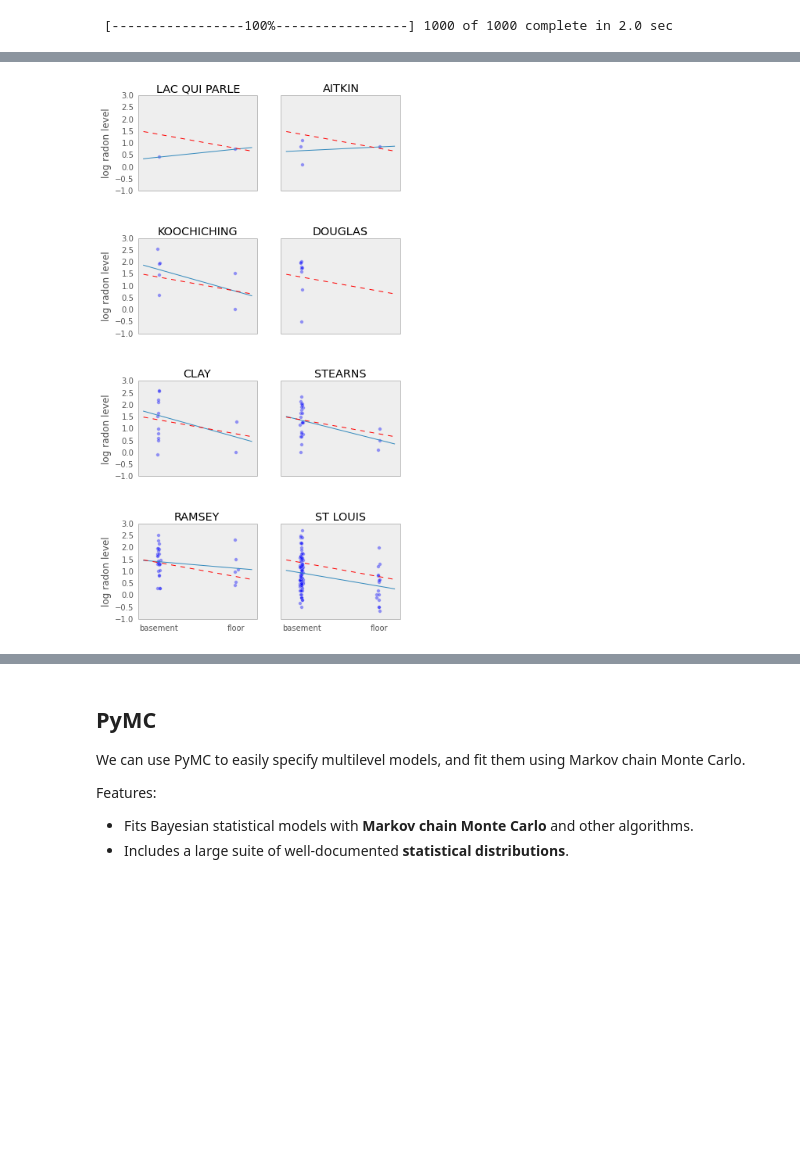
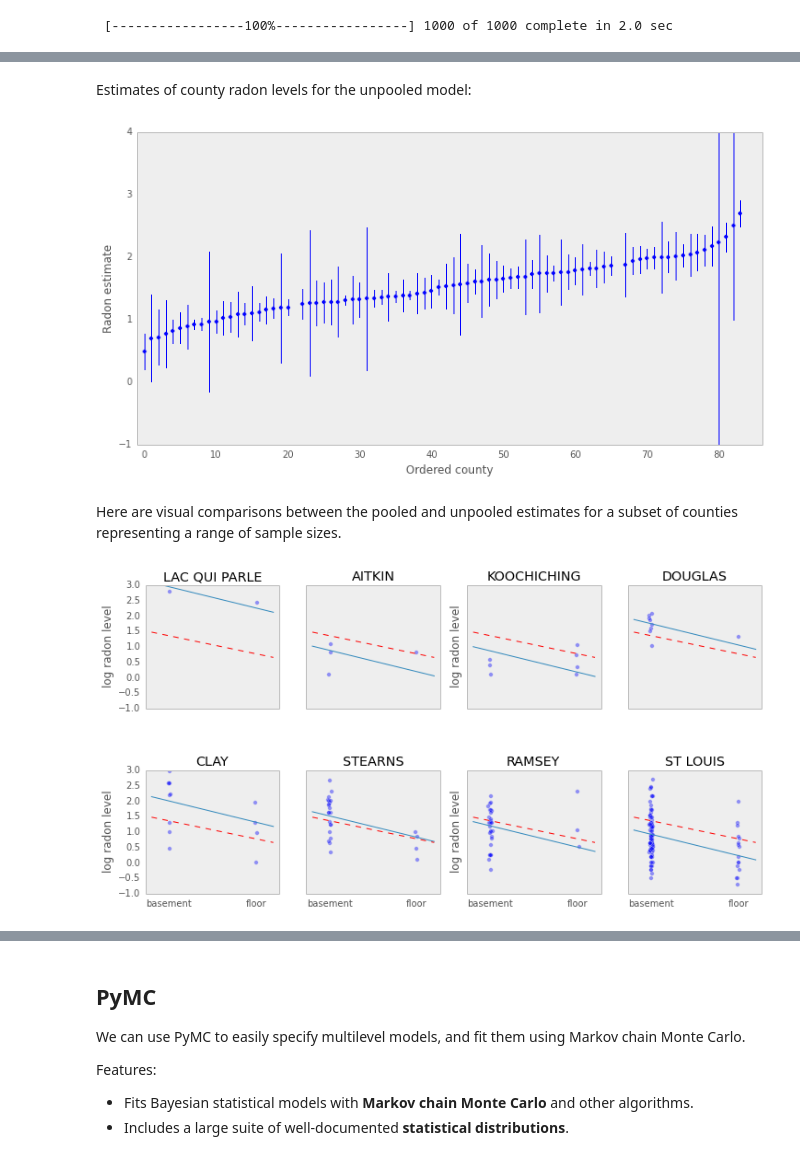
Before and after one commit to fonnesbeck/multilevel_modeling, a Jupyter notebook: multilevel_modeling.ipynb, the cells around one changed output, grey strips where cells are left out. Drawn from its saved outputs; the diff is of its cells as text; code cells hidden in the pictures; blank space fills up the shorter version.

```diff
--- a/multilevel_modeling.ipynb
+++ b/multilevel_modeling.ipynb
@@ -109,4 +103,4 @@ with Model() as pooled_model:
 # %% [output]
  [-----------------100%-----------------] 1000 of 1000 complete in 2.0 sec
 # %%
-pooled_trace['Intercept'][500:].mean(), pooled_trace['floor'][500:].mean()
+b0, m0 = pooled_trace['Intercept'][500:].mean(), pooled_trace['floor'][500:].mean()
@@ -126,26 +114,49 @@ with Model() as unpooled_model:
+# %% [markdown]
+Estimates of county radon levels for the unpooled model:
+# %%
+from statsmodels.formula.api import ols
+unpooled_fit = ols('log_radon ~ C(county) + floor - 1', srrs_mn).fit()
+unpooled_estimates = unpooled_fit.params
+# %%
+unpooled_estimates = unpooled_estimates.rename(dict(zip(unpooled_estimates.index.values,
+                    [x[10:-1] or x for x in unpooled_estimates.index.values])))
+unpooled_se = unpooled_fit.HC3_se.rename(dict(zip(unpooled_se.index.values,
+                    [x[10:-1] or x for x in unpooled_se.index.values])))
+# %%
+order = unpooled_estimates.order()[1:].index
+
+plt.scatter(range(len(unpooled_estimates)-1), unpooled_estimates[order])
+for i, m, se in zip(range(len(unpooled_estimates)-1), unpooled_estimates[order], unpooled_se[order]):
+    plt.plot([i,i], [m-se, m+se], 'b-')
+xlim(-1,86); ylim(-1,4)
+ylabel('Radon estimate');xlabel('Ordered county');
+# %% [output]
+[figure, added]
+# %% [markdown]
+Here are visual comparisons between the pooled and unpooled estimates for a subset of counties representing a range of sample sizes.
 # %%
 sample_counties = ('LAC QUI PARLE', 'AITKIN', 'KOOCHICHING',
                     'DOUGLAS', 'CLAY', 'STEARNS', 'RAMSEY', 'ST LOUIS')
 
-fig, axes = subplots(4, 2, figsize=(6, 12), sharey=True, sharex=True)
+fig, axes = subplots(2, 4, figsize=(12, 6), sharey=True, sharex=True)
 axes = axes.ravel()
 for i,c in enumerate(sample_counties):
-    y = np.log(srrs_mn.activity[np.where(srrs_mn.county==c)[0]] + 0.1)
-    x = srrs_mn.floor[np.where(srrs_mn.county==c)[0]]
+    y = srrs_mn.log_radon[srrs_mn.county==c]
+    x = srrs_mn.floor[srrs_mn.county==c]
     axes[i].scatter(x + np.random.randn(len(x))*0.01, y, alpha=0.4)
 
     # No pooling model
-    m,b = np.polyfit(x, y, 1)
+    m,b = unpooled_estimates[['floor', c]]
 
     # Plot both models and data
     xvals = np.linspace(-0.2, 1.2)
     axes[i].plot(xvals, m*xvals+b)
     axes[i].plot(xvals, m0*xvals+b0, 'r--')
     axes[i].set_xticks([0,1])
     axes[i].set_xticklabels(['basement', 'floor'])
     axes[i].set_ylim(-1, 3)
     axes[i].set_title(c)
     if not i%2:
         axes[i].set_ylabel('log radon level')
 # %% [output]
-[figure, old version]
+[figure, new version]
```
Also changed, not shown: parts of 26 cells of this notebook, 1 other file.
